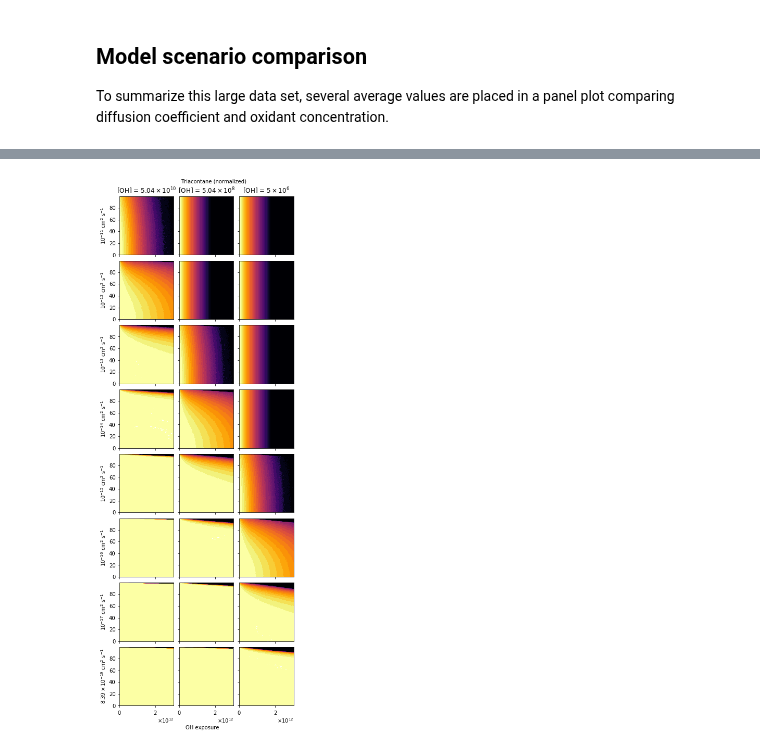
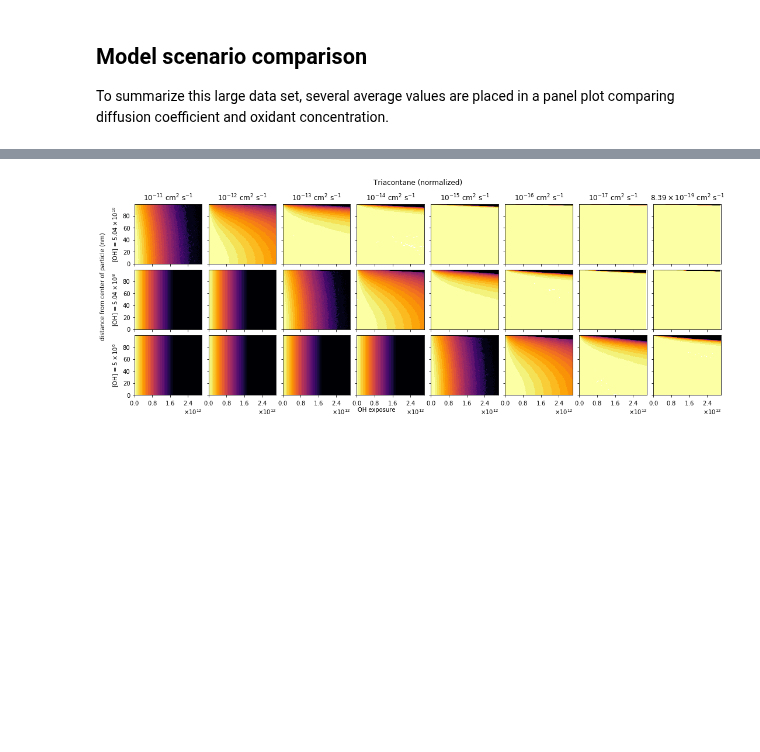
Before and after one commit to aawiegel/StackSimAnalysis, a Jupyter notebook: python/DiffusionSeries.ipynb, the cells around one changed output, grey strips where cells are left out. Drawn from its saved outputs; the diff is of its cells as text; code cells hidden in the pictures; blank space fills up the shorter version.

```diff
--- a/python/DiffusionSeries.ipynb
+++ b/python/DiffusionSeries.ipynb
@@ -217,30 +221,32 @@ fig.savefig(os.path.join(subdir, 'O to C ratio.png'),
 
 # Mass comparison
 
-fig, axes = plt.subplots(8, 3, sharex=True, sharey=True, figsize=(6, 18))
+fig, axes = plt.subplots(3, 8, sharex=True, sharey=True, figsize=(18, 6))
 
 mass_string = "Mass (normalized)"
 
-plt.figtext(0.4, 0.90, mass_string)
+fig.suptitle(mass_string)
 
 plt.subplots_adjust(wspace=0.1, hspace=0.1)
-plt.figtext(0.42, 0.09, "OH exposure")
+plt.figtext(0.42, 0.05, "OH exposure")
 
 i = 0
 for cond in condition:
     j = 0
     for D in diffusion["ft"]:
         ScenarioData[cond+"_"+D].plot(x = 'OH exposure', y = mass_string,
-                                      ax = axes[j, i], legend=False)
-        axes[j, i].xaxis.label.set_visible(False)
-        axes[j, i].xaxis.set_major_formatter(ticker.ScalarFormatter(useMathText=True, useOffset=False))
+                                      ax = axes[i, j], legend=False)
+        axes[i, j].xaxis.label.set_visible(False)
+        axes[i, j].set_xlim([0, 3.01E12])
+        axes[i, j].xaxis.set_major_formatter(ticker.ScalarFormatter(useMathText=True, useOffset=False))
+        axes[i, j].xaxis.set_major_locator(ticker.MaxNLocator(5))
         if j == 0:
-            axes[j, i].set_title(cond_string_conv[cond])
+            axes[i, j].set_ylabel(cond_string_conv[cond])
         if i == 0:
-            axes[j, i].set_ylabel(D_string_format[D]+r" cm$^2$ s$^{-1}$")
+            axes[i, j].set_title(D_string_format[D]+r" cm$^2$ s$^{-1}$")
         j += 1
     i += 1
 
-fig.savefig(os.path.join(subdir, 'mass.png'),
+fig.savefig(os.path.join(subdir, 'mass horiz.png'),
             fmt='png', dpi=300, bbox_inches='tight')
 # %% [output]
@@ -253,44 +259,46 @@ fig.savefig(os.path.join(subdir, 'mass.png'),
 N_levels = 26
 
 levels = np.array([0])
 levels = np.append(levels, np.logspace(-4, 0, num=N_levels, base = np.e))
 labels = np.logspace(-2, 0, num=6, base = 10)
 
 cmap = mpl.cm.get_cmap('inferno', N_levels)
 
 norm = mpl.colors.BoundaryNorm(levels, cmap.N)
 
-fig, axes = plt.subplots(8, 3, sharex=True, sharey=True, figsize=(6, 18))
+fig, axes = plt.subplots(3, 8, sharex=True, sharey=True, figsize=(18, 6))
 
-plt.figtext(0.4, 0.90, "Triacontane (normalized)")
+fig.suptitle("Triacontane (normalized)")
 
 plt.subplots_adjust(wspace=0.1, hspace=0.1)
-plt.figtext(0.42, 0.09, "OH exposure")
+plt.figtext(0.42, 0.06, "OH exposure")
 
-
+plt.figtext(0.08, 0.75, "distance from center of particle (nm)", rotation='vertical')
 
 i = 0
 for cond in condition:
     j = 0
     for D in diffusion["ft"]:
         data = Tri_contours[cond+"_"+D]
-        axes[j, i].contourf(data.columns.values, data.index/1E-7, data,
+        axes[i, j].contourf(data.columns.values, data.index/1E-7, data,
                            levels = levels, cmap=cmap, norm=norm, spacing='uniform')
-        axes[j, i].xaxis.label.set_visible(False)
-        axes[j, i].xaxis.set_major_formatter(ticker.ScalarFormatter(useMathText=True, useOffset=False))
+        axes[i, j].xaxis.label.set_visible(False)
+        axes[i, j].xaxis.set_major_formatter(ticker.ScalarFormatter(useMathText=True, useOffset=False))
+
         if j == 0:
-            axes[j, i].set_title(cond_string_conv[cond])
+            axes[i, j].set_ylabel(cond_string_conv[cond])
         if i == 0:
-            axes[j, i].set_ylabel(D_string_format[D]+r" cm$^2$ s$^{-1}$")
+            axes[i, j].set_title(D_string_format[D]+r" cm$^2$ s$^{-1}$")
         j += 1
     i += 1
 
 axes[0,0].set_xlim([0,3.02E12])
+axes[0,0].xaxis.set_major_locator(ticker.MaxNLocator(4))
 
-fig.savefig(os.path.join(subdir, 'tri_contours.png'),
+fig.savefig(os.path.join(subdir, 'tri_contours_horiz.png'),
             fmt='png', dpi=300, bbox_inches='tight')
 # %% [output]
-[figure, old version]
+[figure, new version]
 # %%
 %matplotlib inline
 
```
Also changed, not shown: parts of 7 cells of this notebook, 1 other file.
